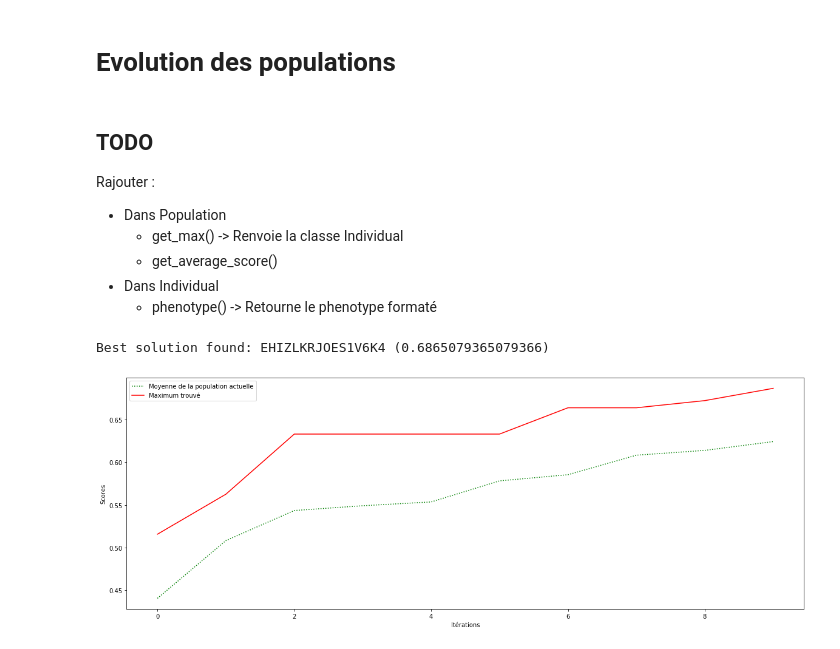
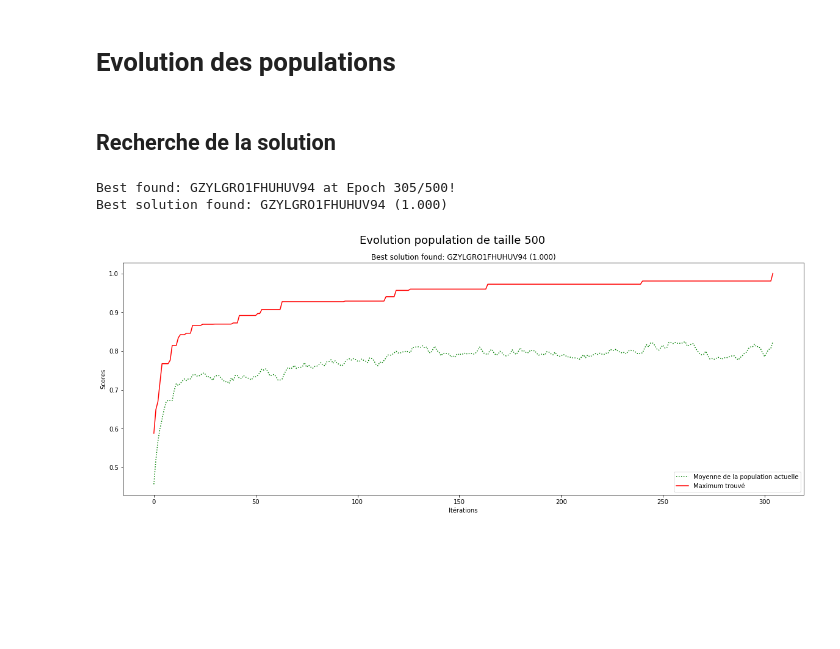
Before and after one commit to pierreelliott/genetic_algorithms, a Jupyter notebook: TP Genetic Algorithm.ipynb, the cells around one changed output. Cells and saved outputs as stored; diff of their text form; code cells hidden in the pictures; blank space fills up the shorter version.

```diff
--- a/TP Genetic Algorithm.ipynb
+++ b/TP Genetic Algorithm.ipynb
@@ -33,13 +33,18 @@ print(check(group_number=2, attempt=sol))
 0X4V8Q9L1WICD0KGR
 0.42594537815126055
 # %%
-def plot_results(average, bests):
+def plot_results(average, bests, details):
     plt.figure(figsize=(20, 7))
     plt.plot(average, color='green', linestyle='dotted', label='Moyenne de la population actuelle')
     plt.plot(bests, color='red', label='Maximum trouvé')
     plt.xlabel('Itérations')
     plt.ylabel('Scores')
-    plt.legend(loc="upper left")
+    plt.legend(loc="lower right")
+    if details:
+        if details['title']:
+            plt.suptitle(details['title'], y=0.97, fontsize=18)
+        if details['subtitle']:
+            plt.title(details['subtitle'])
     plt.show()
 # %% [markdown]
 # Evolution des populations
@@ -65,27 +70,25 @@ def evolve_population(population, max_epochs=1000, show_progress=False, progress
 
         population.evolve()
     return averages, bests, best
-# %% [markdown]
-## TODO
-
-Rajouter :
-- Dans Population
-  - get_max() -> Renvoie la classe Individual
-  - get_average_score()
-- Dans Individual
-  - phenotype() -> Retourne le phenotype formaté
+# %% [markdown]
+## Recherche de la solution
 # %%
-def search(population_size=10, epochs=10):
-    cross_over = CrossOverRandomTwo(0.6)
-    mutation = NCharMutation(n=2)
-    exploration = SimpleExploration(cross_over, mutation, bests_size=max([int(population_size/10), 2]))
+def search(population_size=100, epochs=100):
+    cross_over = CrossOverRandomTwo(0.9)
+    mutation = NCharMutation(n=1)
+    exploration = SimpleExploration(cross_over, mutation, bests_size=max([int(population_size/5), 2]))
 
     population = Population(population_size, exploration=exploration)
     averages, bests, best = evolve_population(population, max_epochs=epochs, show_progress=False)
-    print(f"Best solution found: {best.phenotype()} ({best.score})")
-    plot_results(averages, bests)
+    print(f"Best solution found: {best.phenotype()} ({best.score:.3f})")
+    details = {
+        'title': f"Evolution population de taille {population_size}",
+        'subtitle': f"Best solution found: {best.phenotype()} ({best.score:.3f})"
+    }
+    plot_results(averages, bests, details)
 # %%
-search()
+search(500, 500)
 # %% [output]
-Best solution found: EHIZLKRJOES1V6K4 (0.6865079365079366)
+Best found: GZYLGRO1FHUHUV94 at Epoch 305/500!
+Best solution found: GZYLGRO1FHUHUV94 (1.000)
-[figure, old version]
+[figure, new version]
```
Also changed, not shown: parts of 1 cell of this notebook, 1 other file.
